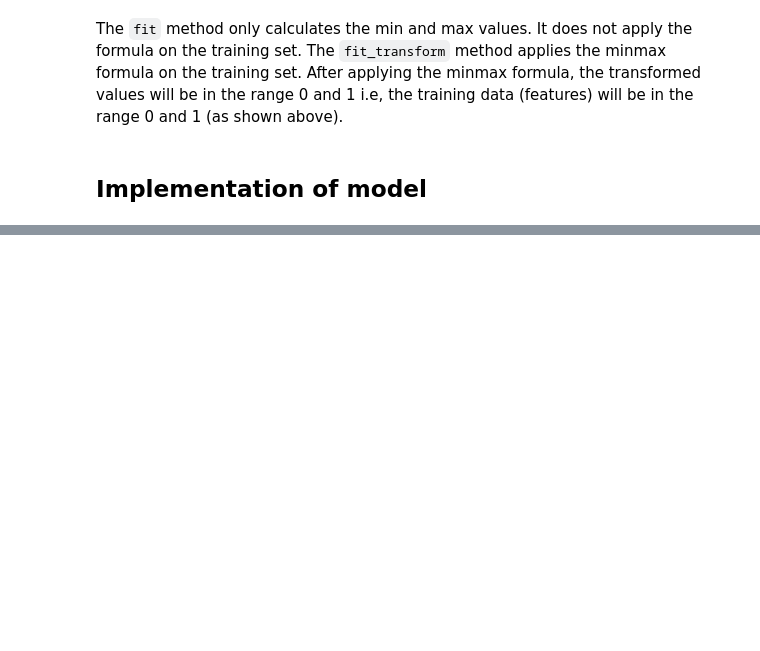
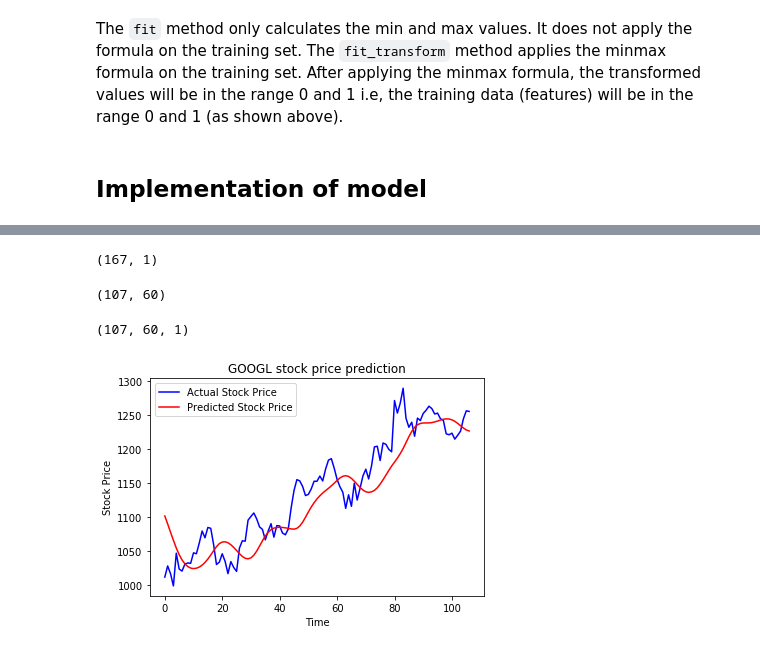
Before and after one commit to vchrombie/shuri, a Jupyter notebook: stock-price-prediction.ipynb, the cells around one changed output, grey strips where cells are left out. Saved outputs shown, nothing was run; the diff lists cells and outputs as text; code cells hidden in the pictures; blank space fills up the shorter version.

```diff
--- a/stock-price-prediction.ipynb
+++ b/stock-price-prediction.ipynb
@@ -257,0 +393,36 @@ The `fit` method only calculates the min and max values. It does not apply the f
+# %%
+testing_set = testing_set.iloc[:,0:].values
+scaled_testing_set = scaler.transform(inputClosing)
+scaled_testing_set.shape
+# %% [output]
+(167, 1)
+# %%
+X_test = []
+
+for i in range(60, 167):
+    X_test.append(scaled_testing_set[i-60:i,0])
+
+X_test = np.array(X_test)
+# %%
+print(X_test.shape)
+# %% [output]
+(107, 60)
+# %%
+X_test = np.reshape(X_test,(X_test.shape[0],X_test.shape[1],1)) #adding the batch_size axis
+X_test.shape
+# %% [output]
+(107, 60, 1)
+# %%
+y_pred = model.predict(X_test) #predicting the new values
+# %%
+predicted_price = scaler.inverse_transform(y_pred) #inversing the scaling transformation for ploting
+# %%
+plt.plot(y_test, color = 'blue', label = 'Actual Stock Price')
+plt.plot(predicted_price, color = 'red', label = 'Predicted Stock Price')
+plt.title('GOOGL stock price prediction')
+plt.xlabel('Time')
+plt.ylabel('Stock Price')
+plt.legend()
+plt.show()
+# %% [output]
+[figure, added]
```
Also changed, not shown: parts of 16 cells of this notebook, 1 other file.
